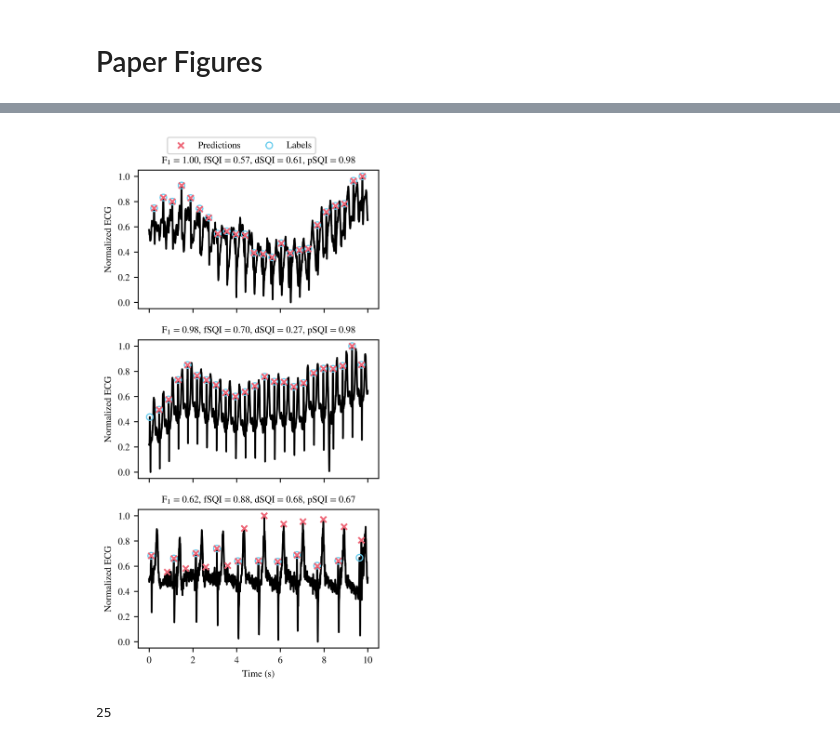
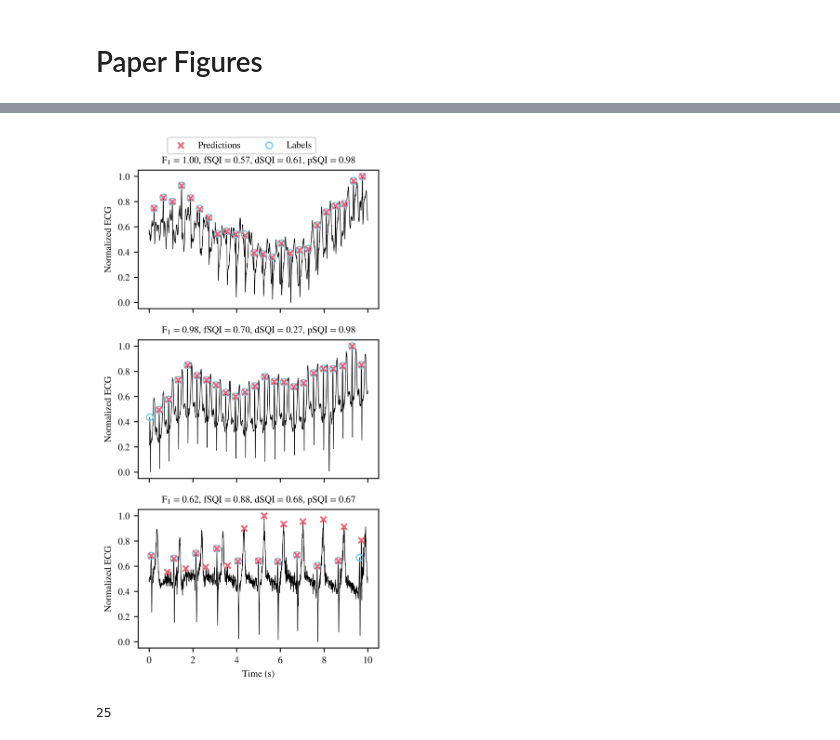
Before and after one commit to JH2k00/perturbation-sqi, a Jupyter notebook: visualizations.ipynb, the cells around one changed output, grey strips where cells are left out. Saved outputs shown, nothing was run; the diff lists cells and outputs as text; code cells hidden in the pictures.

```diff
--- a/visualizations.ipynb
+++ b/visualizations.ipynb
@@ -148,35 +150,35 @@ ecgs, annos = load_gudb(data_path="/home/jhaidamous/CorruptedECGDatasets/gudb/do
 idx_sorted_psqi = np.argsort(psqi)
 idx_sorted_dlsqi = np.argsort(dlsqi)
 idx_sorted_fsqi = np.argsort(fsqi)
 t = np.arange(ecgs.shape[1]) / fs
 
 fig, axes = plt.subplots(dpi=600, figsize=(3.5, 2.5*2.5), nrows=3, ncols=1, sharex=True, sharey=True)
 for i, ax in enumerate(axes.flatten()):
     if(i == 0):
         idx = idx_sorted_fsqi[0]
     elif(i == 1):
         idx = idx_sorted_dlsqi[0]
     else:
         idx = idx_sorted_psqi[0]
     peaks = nvg.find_peaks(ecgs[idx])
     ecg_normalized = (ecgs[idx]-np.min(ecgs[idx])) / (np.max(ecgs[idx]) - np.min(ecgs[idx]))
-    ax.plot(t, ecg_normalized, color="black")
+    ax.plot(t, ecg_normalized, color="black", lw=0.5)
     ax.scatter(peaks / fs, ecg_normalized[peaks], marker="x", color="#EE6677", zorder=4, label="Predictions", s=25)
     ax.scatter(annos[idx] / fs, ecg_normalized[annos[idx]], marker="o", color="#66CCEE", zorder=3, label="Labels", facecolors='none', s=30, linewidths=1)
     ax.set_ylabel("Normalized ECG", fontsize=8)
     ax.set_title("$\mathrm{F}_1$" + f" = {metrics[idx]:.2f}, fSQI = {fsqi[idx]:.2f}, dSQI = {dlsqi[idx]:.2f}, pSQI = {psqi[idx]:.2f}", fontsize=8)
     ax.tick_params(labelsize=8)
 
 handles, labels = ax.get_legend_handles_labels()
 fig.legend(handles, labels, loc='upper center', bbox_to_anchor=(0.5, 1.02), ncol=3, fontsize=8)
 plt.tight_layout()
 plt.xlabel("Time (s)", fontsize=8)
 plt.subplots_adjust(top=0.95)
 plt.savefig("results/peak_detection_experiment/results/worst_ecgs_peak_detection.pdf", transparent=True, bbox_inches="tight")
 plt.savefig("results/peak_detection_experiment/results/worst_ecgs_peak_detection.svg", transparent=True, bbox_inches="tight")
 plt.show()
 # %% [output]
-[figure, old version]
+[figure, new version]
 # %%
 import numpy as np
 import matplotlib.pyplot as plt
```
Also changed, not shown: parts of 3 cells of this notebook, 46 other files.
